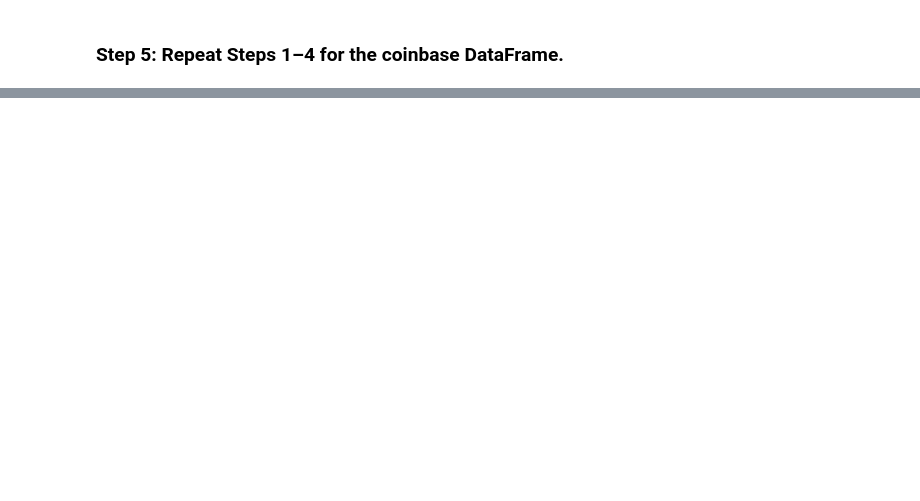
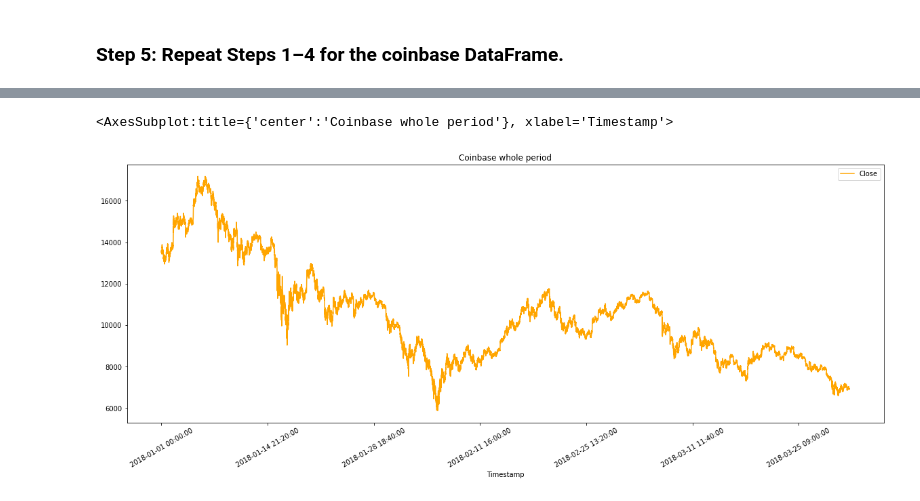
Before and after one commit to apeyton2/Crypto-Arbitrage, a Jupyter notebook: crypto_arbitrage.ipynb, the cells around one changed output, grey strips where cells are left out. Drawn from its saved outputs; the diff is of its cells as text; code cells hidden in the pictures; blank space fills up the shorter version.

```diff
--- a/crypto_arbitrage.ipynb
+++ b/crypto_arbitrage.ipynb
@@ -78,0 +29,3 @@ To prepare and clean your data for analysis, complete the following steps:
+# %%
+cbpath=Path("coinbase.csv")
+coinbase = pd.read_csv(cbpath)
@@ -491,0 +98,5 @@ cumulative_profit_early = # YOUR CODE HERE
+# %%
+coinbase.dropna()
+coinbase['Close']=coinbase['Close'].str.replace('$','')
+coinbase['Close']=coinbase['Close'].astype(float)
+coinbase.drop_duplicates()
@@ -491,0 +131,3 @@ cumulative_profit_early = # YOUR CODE HERE
+# %%
+coinbase_sliced =coinbase[['Timestamp','Close']]
+coinbase_sliced.head()
@@ -491,0 +185,6 @@ cumulative_profit_early = # YOUR CODE HERE
+# %%
+#coinbase plot
+coinbase_sliced.plot(figsize=(20,7),title='Coinbase whole period',rot=30,x='Timestamp',color="orange")
+# %% [output]
+<AxesSubplot:title={'center':'Coinbase whole period'}, xlabel='Timestamp'>
+[figure, added]
```
Also changed, not shown: parts of 107 cells of this notebook.
